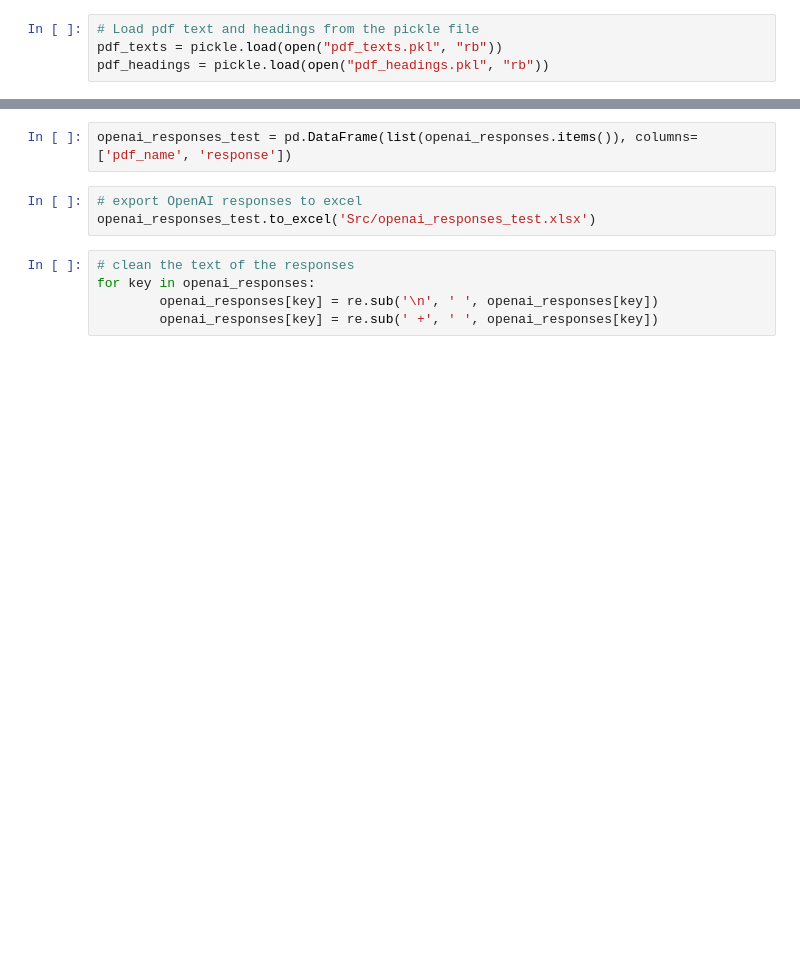
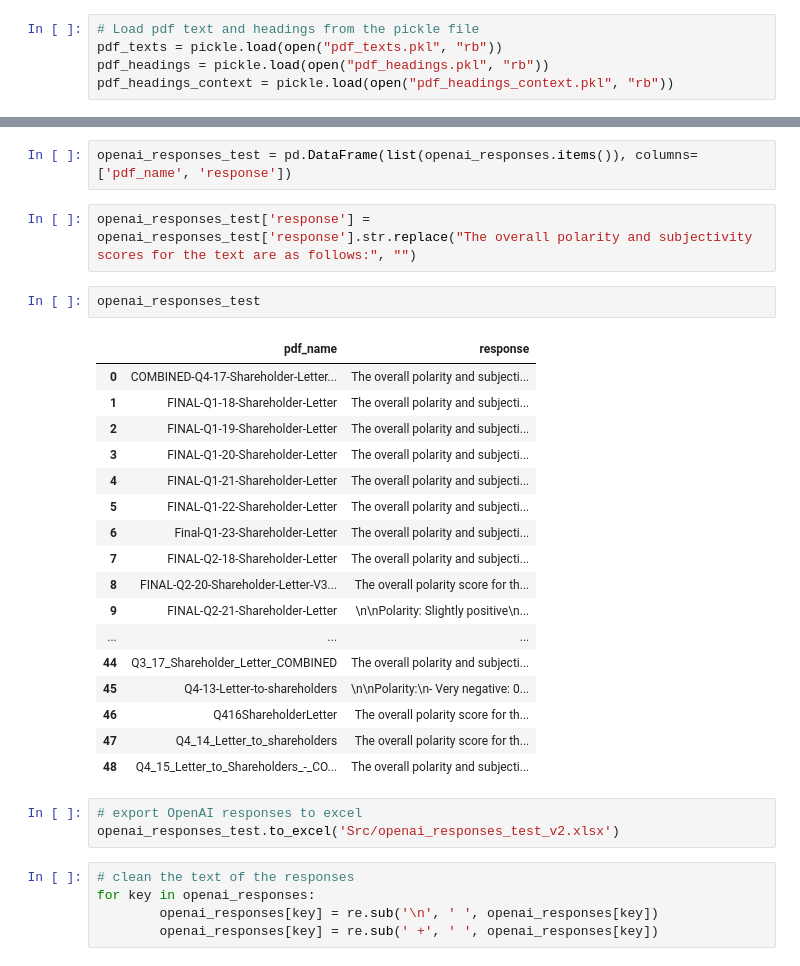
Before and after one commit to amdemin/Financial-Reports-Stock-Prediction, a Jupyter notebook: Sentiment OpenAI.ipynb, the cells around one changed output, grey strips where cells are left out. Saved outputs shown, nothing was run; the diff lists cells and outputs as text; blank space fills up the shorter version.

```diff
--- a/Sentiment OpenAI.ipynb
+++ b/Sentiment OpenAI.ipynb
@@ -125,6 +125,7 @@ def openai_sentiment_analysis(final_prompt):
 # Load pdf text and headings from the pickle file
 pdf_texts = pickle.load(open("pdf_texts.pkl", "rb"))
 pdf_headings = pickle.load(open("pdf_headings.pkl", "rb"))
+pdf_headings_context = pickle.load(open("pdf_headings_context.pkl", "rb"))
 # %%
 # store openai responses in a dictionary
 openai_responses = {}
@@ -231,9 +233,31 @@ with open("Src/openai_responses_test.pkl", "wb") as f:
 openai_responses = pickle.load(open("Src/openai_responses_test.pkl", "rb"))
 # %%
 openai_responses_test = pd.DataFrame(list(openai_responses.items()), columns=['pdf_name', 'response'])
+# %%
+openai_responses_test['response'] = openai_responses_test['response'].str.replace("The overall polarity and subjectivity scores for the text are as follows:", "")
+# %%
+openai_responses_test
+# %% [output]
+|  | pdf_name | response |
+| 0 | COMBINED-Q4-17-Shareholder-Letter... | The overall polarity and subjecti... |
+| 1 | FINAL-Q1-18-Shareholder-Letter | The overall polarity and subjecti... |
+| 2 | FINAL-Q1-19-Shareholder-Letter | The overall polarity and subjecti... |
+| 3 | FINAL-Q1-20-Shareholder-Letter | The overall polarity and subjecti... |
+| 4 | FINAL-Q1-21-Shareholder-Letter | The overall polarity and subjecti... |
+| 5 | FINAL-Q1-22-Shareholder-Letter | The overall polarity and subjecti... |
+| 6 | Final-Q1-23-Shareholder-Letter | The overall polarity and subjecti... |
+| 7 | FINAL-Q2-18-Shareholder-Letter | The overall polarity and subjecti... |
+| 8 | FINAL-Q2-20-Shareholder-Letter-V3... | The overall polarity score for th... |
+| 9 | FINAL-Q2-21-Shareholder-Letter | \n\nPolarity: Slightly positive\n... |
+| ... | ... | ... |
+| 44 | Q3_17_Shareholder_Letter_COMBINED | The overall polarity and subjecti... |
+| 45 | Q4-13-Letter-to-shareholders | \n\nPolarity:\n- Very negative: 0... |
+| 46 | Q416ShareholderLetter | The overall polarity score for th... |
+| 47 | Q4_14_Letter_to_shareholders | The overall polarity score for th... |
+| 48 | Q4_15_Letter_to_Shareholders_-_CO... | The overall polarity and subjecti... |
 # %%
 # export OpenAI responses to excel
-openai_responses_test.to_excel('Src/openai_responses_test.xlsx')
+openai_responses_test.to_excel('Src/openai_responses_test_v2.xlsx')
 # %%
 # clean the text of the responses
 for key in openai_responses:
```
Also changed, not shown: parts of 3 cells of this notebook, 16 other files.
